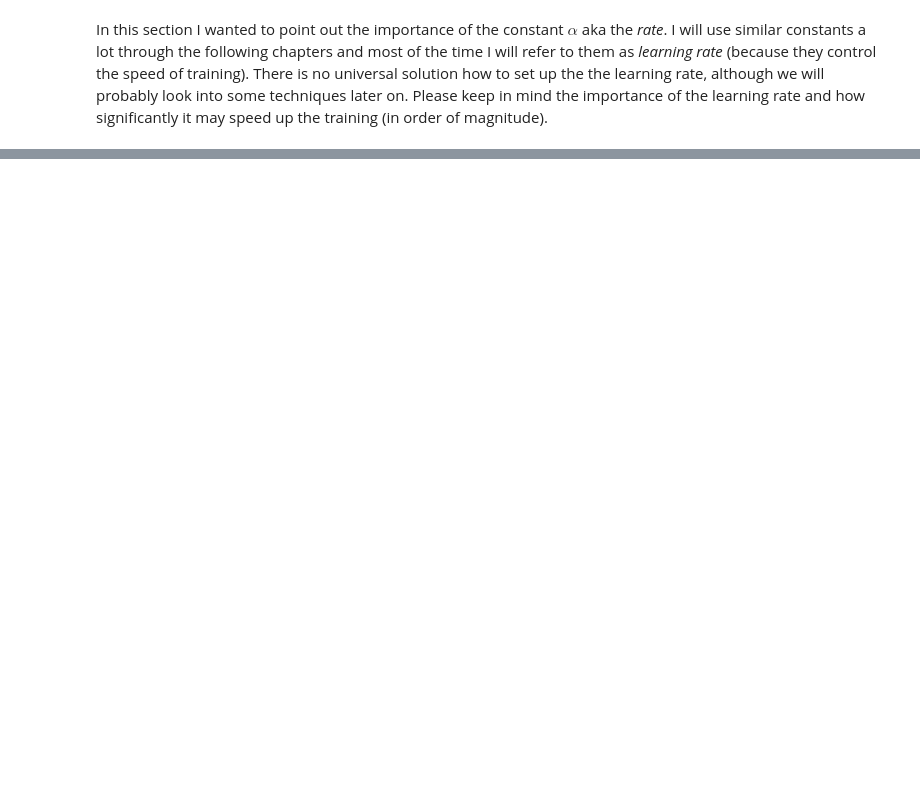
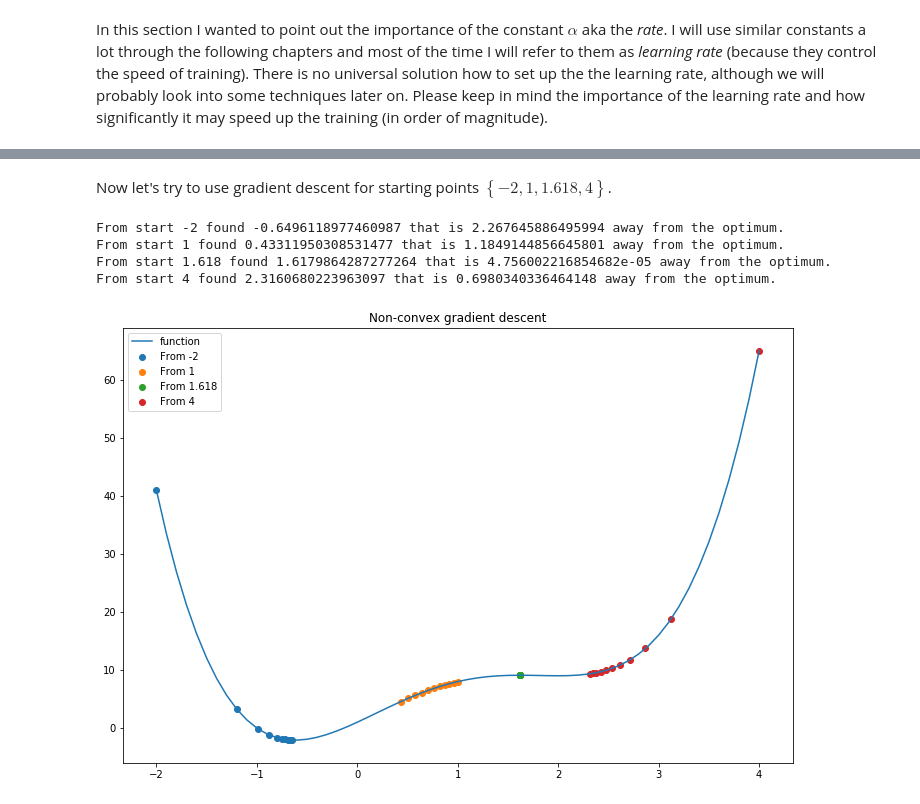
Before and after one commit to PatrikValkovic/neural-networks-step-by-step, a Jupyter notebook: 03-logistic-regression.ipynb, the cells around one changed output, grey strips where cells are left out. Saved outputs shown, nothing was run; the diff lists cells and outputs as text; code cells hidden in the pictures; blank space fills up the shorter version.

```diff
--- a/03-logistic-regression.ipynb
+++ b/03-logistic-regression.ipynb
@@ -238,0 +268,32 @@ In this section I wanted to point out the importance of the constant $\alpha$ ak
+# %% [markdown]
+Now let's try to use gradient descent for starting points $\left\{-2, 1, 1.618, 4\right\}$.
+# %%
+x = np.arange(-2, 4.01, 0.1)
+# start points
+points=[-2, 1, 1.618, 4]
+orig_points=list(points)
+values = [np.array([[point, function(point)]], dtype=float) for point in points]
+
+# perform 10 steps of gradient descent
+for i in range(10):
+    for p in range(len(points)):
+        points[p] = points[p] - 0.01 * gradient(points[p])
+        values[p] = np.append(values[p], [[points[p], function(points[p])]], axis=0)
+
+for p in range(len(points)):
+    print(f"From start {orig_points[p]} found {points[p]} that is {np.abs(points[p] - (1+np.sqrt(5))/2)} away from the optimum.")
+
+# plot the steps
+plt.figure(figsize=(12,8))
+plt.plot(x, function(x), label="function")
+for i in range(len(points)):
+    plt.scatter(values[i][:,0], values[i][:,1], label=f"From {orig_points[i]}")
+plt.title("Non-convex gradient descent")
+plt.legend()
+plt.show()
+# %% [output]
+From start -2 found -0.6496118977460987 that is 2.267645886495994 away from the optimum.
+From start 1 found 0.43311950308531477 that is 1.1849144856645801 away from the optimum.
+From start 1.618 found 1.6179864287277264 that is 4.756002216854682e-05 away from the optimum.
+From start 4 found 2.3160680223963097 that is 0.6980340336464148 away from the optimum.
+[figure, added]
```
Also changed, not shown: parts of 14 cells of this notebook, 1 other file.
